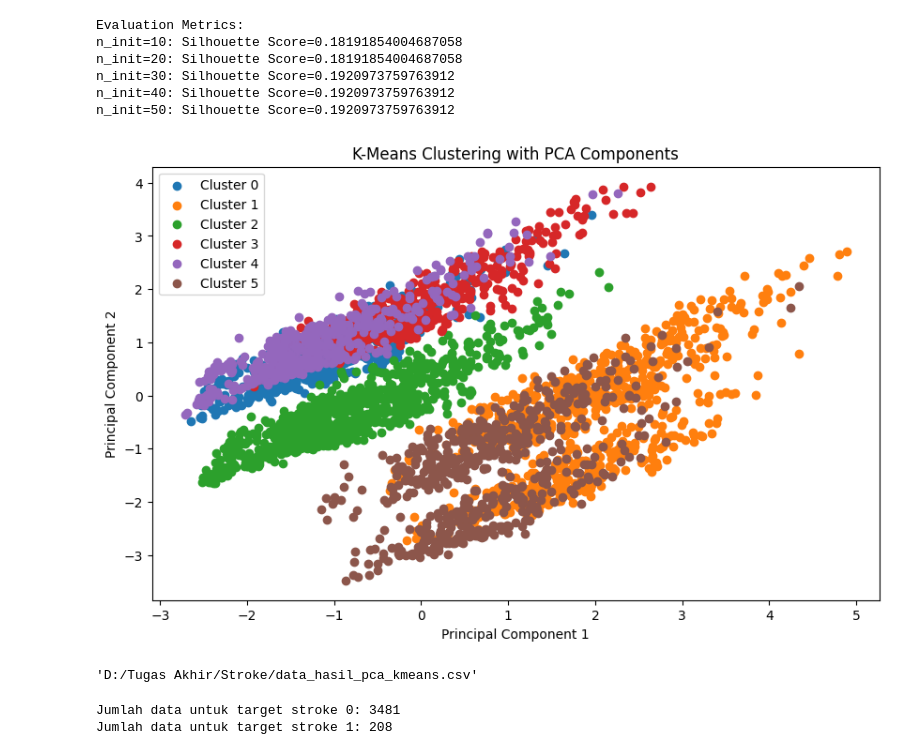
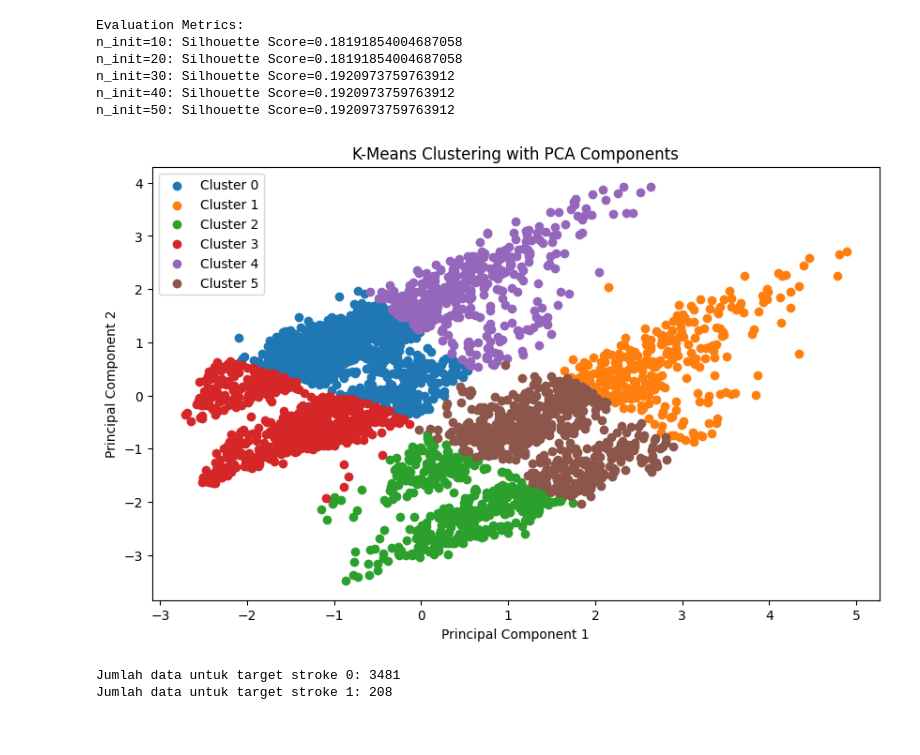
Before and after one commit to avillarafi45/TugasAkhirStrokePrediction, a Jupyter notebook: TugasAkhir.ipynb, the cells around one changed output. Drawn from its saved outputs; the diff is of its cells as text; code cells hidden in the pictures.

```diff
--- a/TugasAkhir.ipynb
+++ b/TugasAkhir.ipynb
@@ -886,43 +886,71 @@ n_init=40: Silhouette Score=0.1920973759763912
 n_init=50: Silhouette Score=0.1920973759763912
 # %%
 # Bagian 2: K-Means
-# Pilih fitur hasil PCA (dalam contoh ini, ambil 13 komponen utama)
-X_pca = df_pca_result.drop('stroke', axis=1).values
+# Pilih fitur hasil PCA (dalam contoh ini, ambil PC1 dan PC2)
+X_pca = df_pca_result[['PC1', 'PC2']].values
 
 # Inisialisasi model K-Means dengan jumlah cluster yang diinginkan
-kmeans = KMeans(n_clusters=6, n_init=30, random_state=42)
+kmeans = KMeans(n_clusters=6, n_init=30)
 
 # Menentukan label cluster untuk setiap data hasil PCA
 cluster_labels = kmeans.fit_predict(X_pca)  # X_pca adalah hasil PCA
 
 # Menyatukan label klaster ke dalam dataset hasil PCA
 df_pca_result['Cluster'] = cluster_labels
 
-# Simpan hasil PCA+KMeans ke dalam file CSV
-result_csv_path = 'data_hasil_pca_kmeans.csv'
-df_pca_result.to_csv(result_csv_path, index=False)
-
 # Visualisasi hasil klastering
 plt.figure(figsize=(10, 6))
 
 # Plot klaster
-for cluster in range(6):  # Sesuaikan dengan jumlah klaster yang diinginkan
+for cluster in range(6):
     cluster_data = df_pca_result[df_pca_result["Cluster"] == cluster]
     plt.scatter(cluster_data["PC1"], cluster_data["PC2"], label=f'Cluster {cluster}')
 
 # Tambahkan label dan judul
 plt.title('K-Means Clustering with PCA Components')
 plt.xlabel('Principal Component 1')
 plt.ylabel('Principal Component 2')
 plt.legend()
 plt.show()
 
-# Copy file CSV hasil PCA+KMeans ke lokasi yang diinginkan
-destination_path = 'D:/Tugas Akhir/Stroke/data_hasil_pca_kmeans.csv'
-shutil.copy(result_csv_path, destination_path)
+
+# # Bagian 2: K-Means
+# # Pilih fitur hasil PCA (dalam contoh ini, ambil 13 komponen utama)
+# X_pca = df_pca_result.drop('stroke', axis=1).values
+
+# # Inisialisasi model K-Means dengan jumlah cluster yang diinginkan
+# kmeans = KMeans(n_clusters=6, n_init=30, random_state=42)
+
+# # Menentukan label cluster untuk setiap data hasil PCA
+# cluster_labels = kmeans.fit_predict(X_pca)  # X_pca adalah hasil PCA
+
+# # Menyatukan label klaster ke dalam dataset hasil PCA
+# df_pca_result['Cluster'] = cluster_labels
+
+# # Simpan hasil PCA+KMeans ke dalam file CSV
+# result_csv_path = 'data_hasil_pca_kmeans.csv'
+# df_pca_result.to_csv(result_csv_path, index=False)
+
+# # Visualisasi hasil klastering
+# plt.figure(figsize=(10, 6))
+
+# # Plot klaster
+# for cluster in range(6):  # Sesuaikan dengan jumlah klaster yang diinginkan
+#     cluster_data = df_pca_result[df_pca_result["Cluster"] == cluster]
+#     plt.scatter(cluster_data["PC1"], cluster_data["PC2"], label=f'Cluster {cluster}')
+
+# # Tambahkan label dan judul
+# plt.title('K-Means Clustering with PCA Components')
+# plt.xlabel('Principal Component 1')
+# plt.ylabel('Principal Component 2')
+# plt.legend()
+# plt.show()
+
+# # Copy file CSV hasil PCA+KMeans ke lokasi yang diinginkan
+# destination_path = 'D:/Tugas Akhir/Stroke/data_hasil_pca_kmeans.csv'
+# shutil.copy(result_csv_path, destination_path)
 # %% [output]
-[figure, old version]
+[figure, new version]
-'D:/Tugas Akhir/Stroke/data_hasil_pca_kmeans.csv'
 # %%
 # Hitung jumlah data untuk target stroke 0 dan 1 setelah klastering
 class_counts_kmeans = df_pca_result['stroke'].value_counts()
```
Also changed, not shown: parts of 1 cell of this notebook, 1 other file.
